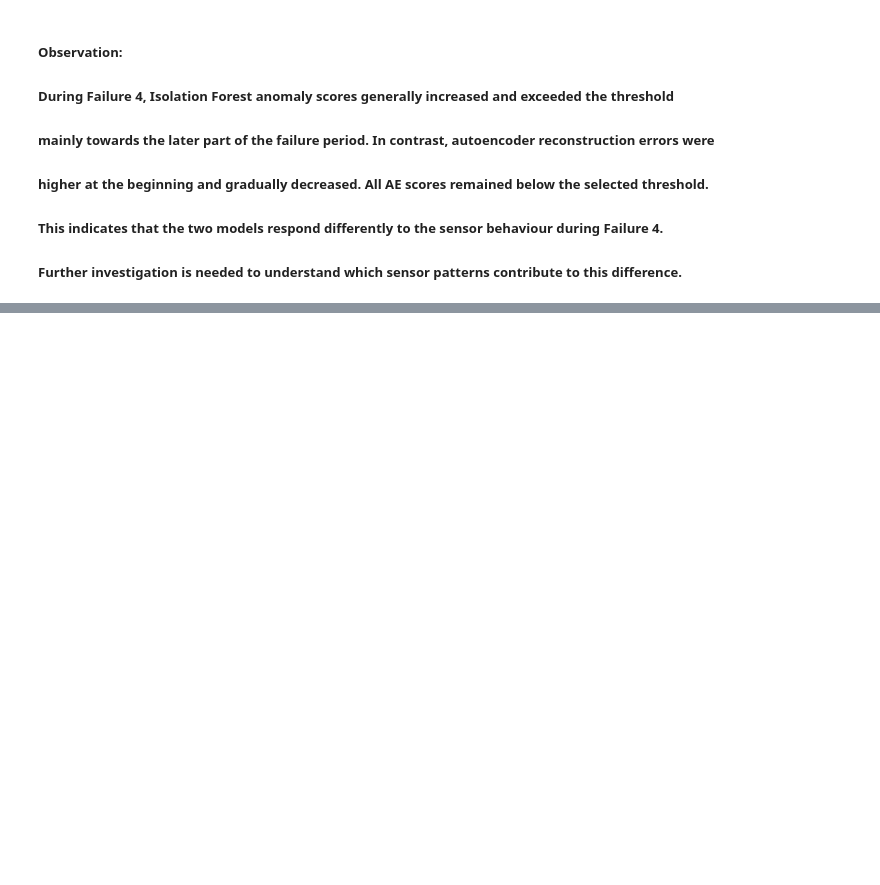
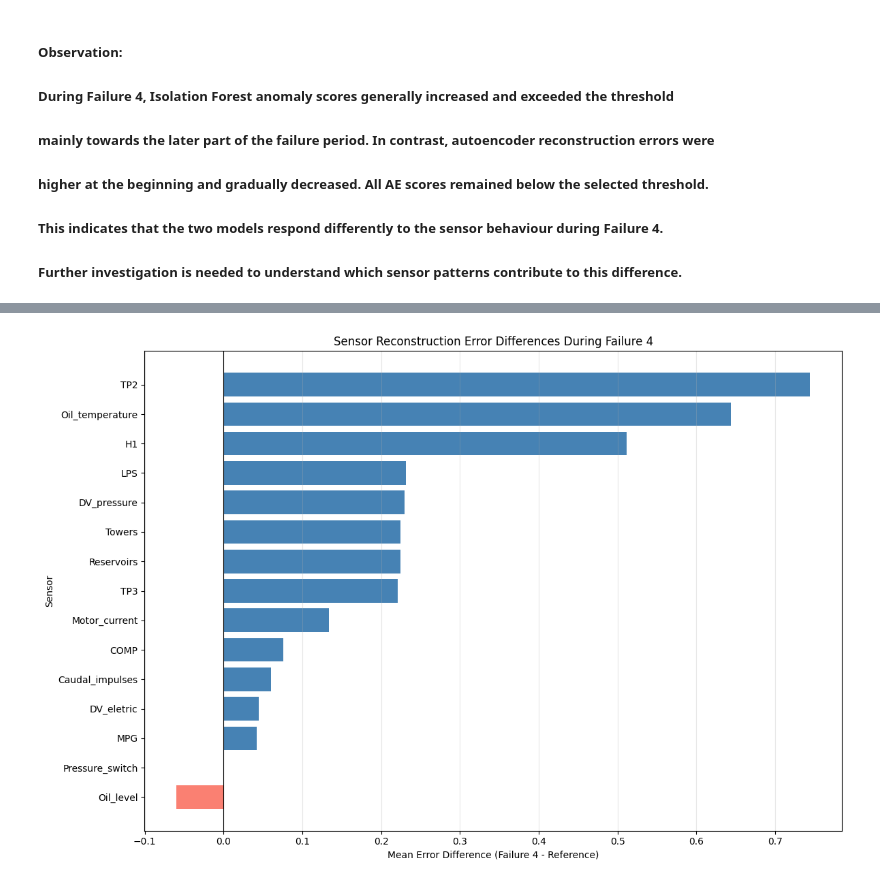
Before and after one commit to shashikawka/268452H-CS5998-Capstone-Project, a Jupyter notebook: 04_autoencoder_anomaly_detection.ipynb, the cells around one changed output, grey strips where cells are left out. Saved outputs shown, nothing was run; the diff lists cells and outputs as text; code cells hidden in the pictures; blank space fills up the shorter version.

Commit message:
Auto_Encoder_Model : Complete sensor aware AE analysis and final model comparison

```diff
--- a/04_autoencoder_anomaly_detection.ipynb
+++ b/04_autoencoder_anomaly_detection.ipynb
@@ -2249,0 +2383,16 @@ plt.show()
+# %%
+# Load the original sensor feature names
+
+import joblib
+
+feature_cols = joblib.load(
+    data_dir / 'sensor_features.joblib'
+)
+
+print("Feature names:", feature_cols)
+print("\nNumber of features:", len(feature_cols))
+
+# Verify the feature count matches the model input
+assert len(feature_cols) == X_eval_windows.shape[2], (
+    "Feature count does not match evaluation windows"
+)
@@ -2249,0 +2600,44 @@ plt.show()
+# %%
+# Visualize sensor reconstruction error differences during Failure 4
+
+import matplotlib.pyplot as plt
+
+# Sort sensors by reconstruction error difference
+plot_df = sensor_comparison_df.sort_values(
+    'Error Difference',
+    ascending=True
+)
+
+plt.figure(figsize=(12, 8))
+
+bars = plt.barh(
+    plot_df['Sensor'],
+    plot_df['Error Difference'],
+    color=[
+        'steelblue' if value >= 0 else 'salmon'
+        for value in plot_df['Error Difference']
+    ]
+)
+
+# Reference line for no difference
+plt.axvline(0, color='black', linewidth=0.8)
+
+plt.title(
+    'Sensor Reconstruction Error Differences During Failure 4'
+)
+plt.xlabel('Mean Error Difference (Failure 4 - Reference)')
+plt.ylabel('Sensor')
+
+plt.grid(axis='x', alpha=0.3)
+plt.tight_layout()
+
+# Save the figure to Google Drive
+plt.savefig(
+    autoencoder_dir / 'failure4_sensor_error_differences.png',
+    dpi=300,
+    bbox_inches='tight'
+)
+
+plt.show()
+# %% [output]
+[figure, added]
```
Also changed, not shown: parts of 38 cells of this notebook.
